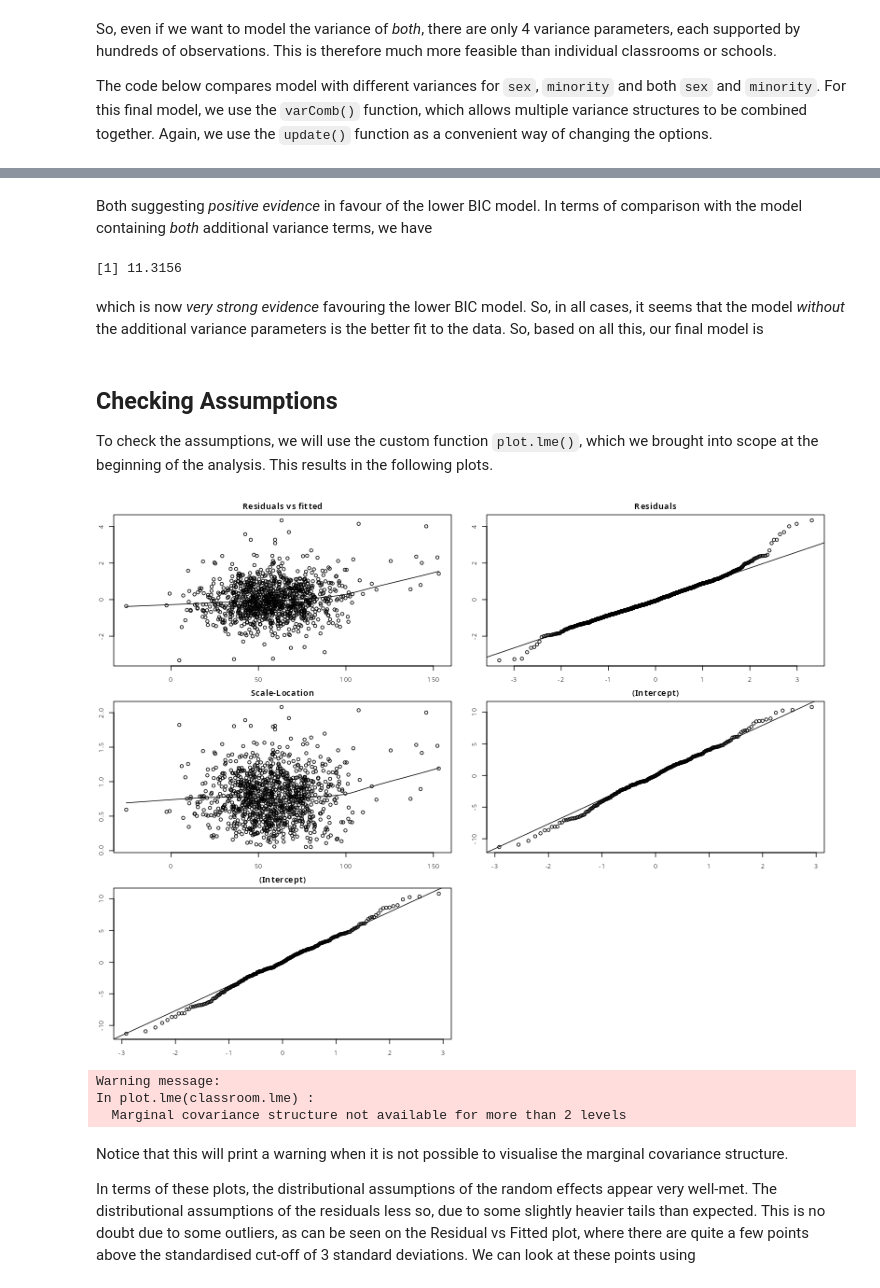
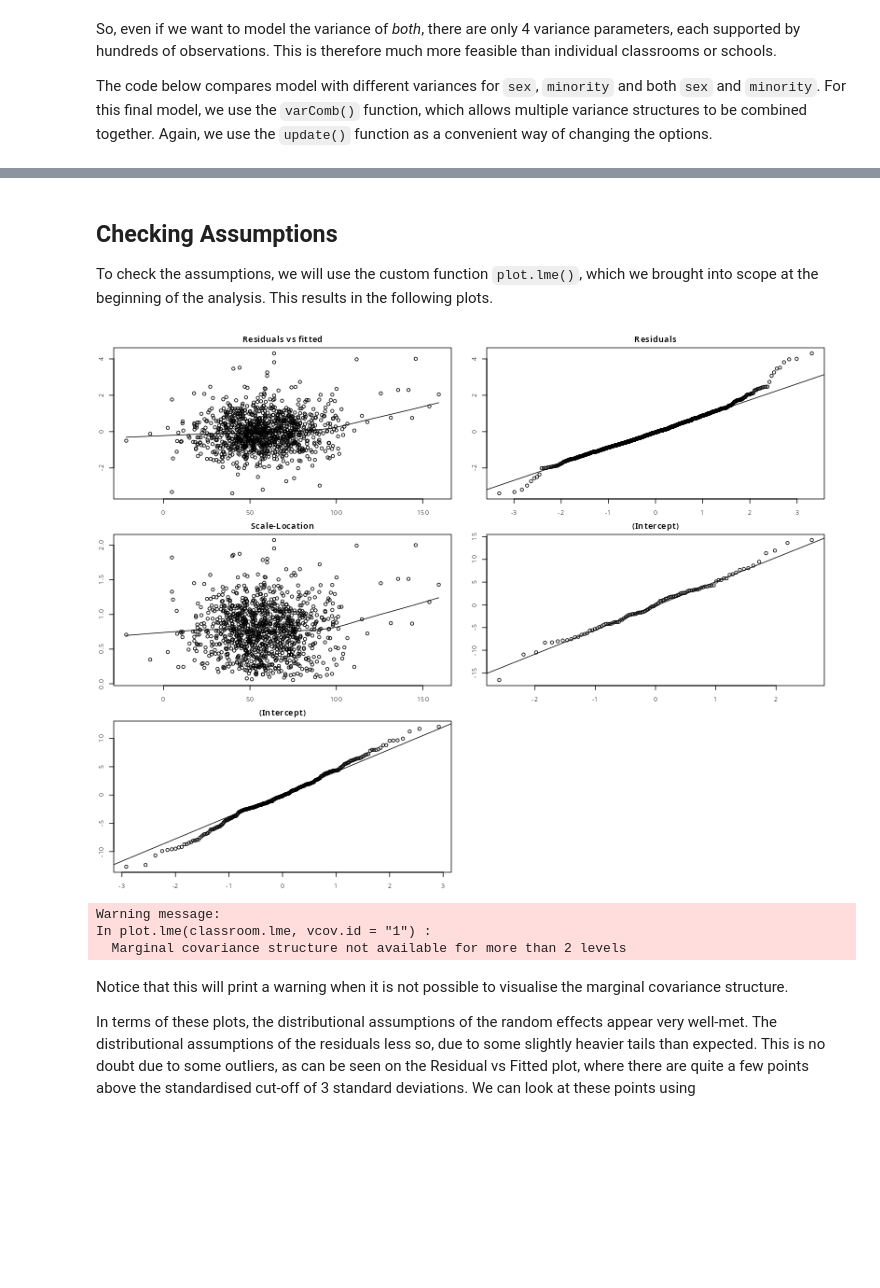
Before and after one commit to PCHN63112-Mixed-Models/mixed-effects-advanced, a Jupyter notebook: _build/jupyter_execute/workshops/school-workshop.ipynb, the cells around one changed output, grey strips where cells are left out. Saved outputs shown, nothing was run; the diff lists cells and outputs as text; code cells hidden in the pictures; blank space fills up the shorter version.

```diff
--- a/_build/jupyter_execute/workshops/school-workshop.ipynb
+++ b/_build/jupyter_execute/workshops/school-workshop.ipynb
@@ -461,11 +463,13 @@ implying that we need both `1|schoolid` and `1|classid` in the model.
 
 How do we do this? The way `lme()` handles this situation is by passing a `list` to the `random=` option. Within this list, we label each field using the clustering variable and then give the model formula. Due to the labelling, the conditional syntax is implied and does not need to be given explicitly. So, for both `1|classid` and `1|schoolid` we can use `list(classid = ~ 1, schoolid = ~ 1)`. This gives us full control of the random-effects specification at each level. Our model can therefore be expressed to `lme()` uisng the following syntax
 # %%
-classroom.lme <- lme(fixed  = mathgain ~ 1 + sex + minority + mathkind + ses + yearstea + mathprep + mathknow + housepov,
-                     random = list(classid  = ~ 1,
-                                   schoolid = ~ 1),
-                     data=classroom,
-                     control=lmeControl(opt='optim'),
+classroom.lme <- lme(fixed     = mathgain ~ 1 + mathkind + ses + sex + minority + # pupil
+                                                yearstea + mathprep + mathknow +  # classroom
+                                                housepov,                         # school
+                     random    = list(schoolid = ~ 1,
+                                      classid  = ~ 1),
+                     data      = classroom,
+                     control   = lmeControl(opt='optim'),
                      na.action = na.omit
 )
 # %% [markdown]
@@ -536,3 +547,13 @@ At this stage, we would also entertain the idea of simplifying the random effect
+# %%
+classroom.lme <- lme(fixed     = mathgain ~ 1 + mathkind + ses + sex + minority + # pupil
+                                                yearstea + mathprep + mathknow +  # classroom
+                                                housepov,                         # school
+                     random    = list(schoolid = ~ 1,
+                                      classid  = ~ 1),
+                     data      = classroom,
+                     control   = lmeControl(opt='optim'),
+                     na.action = na.omit
+)
 # %% [markdown]
 ### Additional Variance Structures
 # %% [markdown]
@@ -584,9 +610,11 @@ So, even if we want to model the variance of *both*, there are only 4 variance p
 
 The code below compares model with different variances for `sex`, `minority` and both `sex` and `minority`. For this final model, we use the `varComb()` function, which allows multiple variance structures to be combined together. Again, we use the `update()` function as a convenient way of changing the options.
 # %%
-lme.null <- lme(fixed     = mathgain ~ 1 + sex + minority + mathkind + ses + yearstea + mathprep + mathknow + housepov,
-                random    = list(classid  = ~ 1,
-                                 schoolid = ~ 1),
+lme.null <- lme(fixed     = mathgain ~ 1 + mathkind + ses + sex + minority + # pupil
+                                           yearstea + mathprep + mathknow  + # classroom
+                                           housepov,                         # school
+                random    = list(schoolid = ~ 1,
+                                 classid  = ~ 1),
                 data      = classroom,
                 control   = lmeControl(opt='optim'),
                 na.action = na.omit,
@@ -600,5 +628,8 @@ lme.full.3 <- update(lme.null, weights=varComb(varIdent(form= ~ 1|sex),
 
 mod.comp <- BIC(lme.null,lme.full.1,lme.full.2,lme.full.3)
 print(mod.comp)
+print(abs(mod.comp$BIC[1] - mod.comp$BIC[2])) # no variance vs sex variance
+print(abs(mod.comp$BIC[1] - mod.comp$BIC[3])) # no variance vs minority variance
+print(abs(mod.comp$BIC[1] - mod.comp$BIC[4])) # no variance vs sex + minority variance
 # %% [output]
            df      BIC
@@ -617,15 +645,9 @@ print(abs(mod.comp$BIC[1] - mod.comp$BIC[3]))
-# %% [markdown]
-Both suggesting *positive evidence* in favour of the lower BIC model. In terms of comparison with the model containing *both* additional variance terms, we have
-# %%
-print(abs(mod.comp$BIC[1] - mod.comp$BIC[4]))
-# %% [output]
-[1] 11.3156
-# %% [markdown]
-which is now *very strong evidence* favouring the lower BIC model. So, in all cases, it seems that the model *without* the additional variance parameters is the better fit to the data. So, based on all this, our final model is
 # %%
-classroom.lme <- lme(fixed     = mathgain ~ 1 + sex + minority + mathkind + ses + yearstea + mathprep + mathknow + housepov,
-                     random    = list(classid  = ~ 1,
-                                      schoolid = ~ 1),
+classroom.lme <- lme(fixed     = mathgain ~ 1 + mathkind + ses + sex + minority + # pupil
+                                                yearstea + mathprep + mathknow +  # classroom
+                                                housepov,                         # school
+                     random    = list(schoolid = ~ 1,
+                                      classid  = ~ 1),
                      data      = classroom,
                      control   = lmeControl(opt='optim'),
                      na.action = na.omit
@@ -634,11 +656,11 @@ classroom.lme <- lme(fixed     = mathgain ~ 1 + sex + minority + mathkind + ses
 ## Checking Assumptions
 To check the assumptions, we will use the custom function `plot.lme()`, which we brought into scope at the beginning of the analysis. This results in the following plots.
 # %%
-plot.lme(classroom.lme)
+plot.lme(classroom.lme, vcov.id='1')
 # %% [output]
-[figure, old version]
+[figure, new version]
 Warning message:
-In plot.lme(classroom.lme) :
+In plot.lme(classroom.lme, vcov.id = "1") :
   Marginal covariance structure not available for more than 2 levels
 # %% [markdown]
 Notice that this will print a warning when it is not possible to visualise the marginal covariance structure.
```
Also changed, not shown: parts of 34 cells of this notebook, 22 other files.
